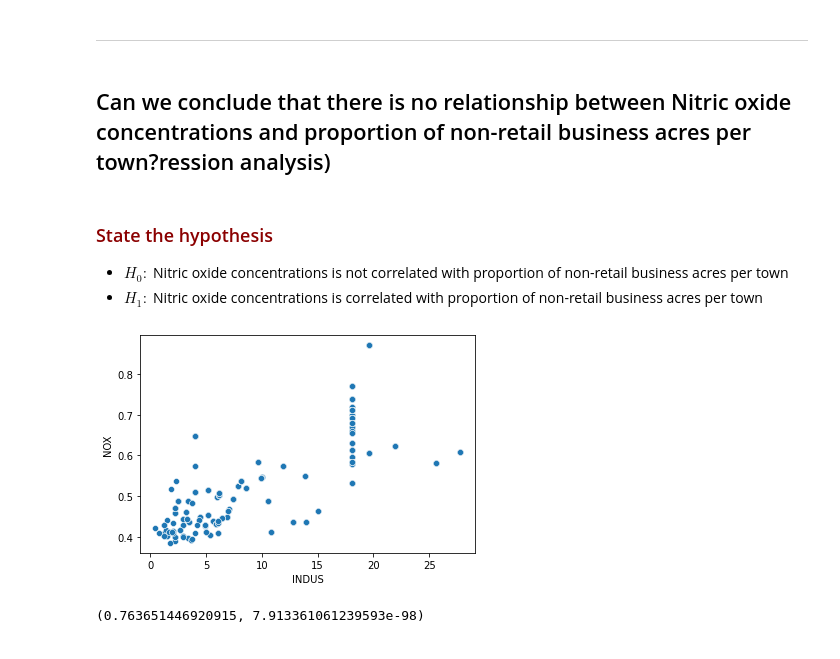
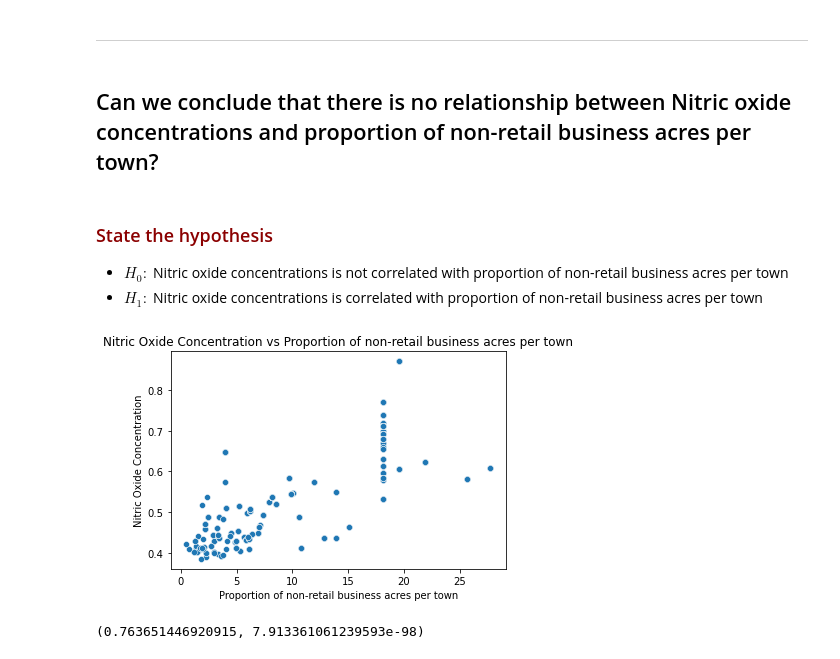
Before and after one commit to eks/statistics_for_data_science, a Jupyter notebook: Boston Housing.ipynb, the cells around one changed output. Drawn from its saved outputs; the diff is of its cells as text; code cells hidden in the pictures.

```diff
--- a/Boston Housing.ipynb
+++ b/Boston Housing.ipynb
@@ -215,16 +219,20 @@ F_Statistic: 36.40764999196599, P-Value: 1.7105011022702984e-15
 # %% [markdown]
 ---
 # %% [markdown]
-## Can we conclude that there is no relationship between Nitric oxide concentrations and proportion of non-retail business acres per town?ression analysis)
+## Can we conclude that there is no relationship between Nitric oxide concentrations and proportion of non-retail business acres per town?
 # %% [markdown]
 ### <span style='color: darkred' >State the hypothesis</span>
 
 -   $H_0:$ Nitric oxide concentrations is not correlated with proportion of non-retail business acres per town
 -   $H_1:$ Nitric oxide concentrations is correlated with proportion of non-retail business acres per town
-# %%
-ax = seaborn.scatterplot(x='INDUS', y='NOX', data=boston_df)
-# %% [output]
-[figure, removed]
+# %%
+ax = seaborn.scatterplot(x='INDUS', y='NOX', data=boston_df).set(
+    title='Nitric Oxide Concentration vs Proportion of non-retail business acres per town',
+    ylabel='Nitric Oxide Concentration',
+    xlabel='Proportion of non-retail business acres per town'
+)
+# %% [output]
+[figure, added]
 # %%
 scipy.stats.pearsonr(boston_df['INDUS'], boston_df['NOX'])
 # %% [output]
```
Also changed, not shown: parts of 2 cells of this notebook.
